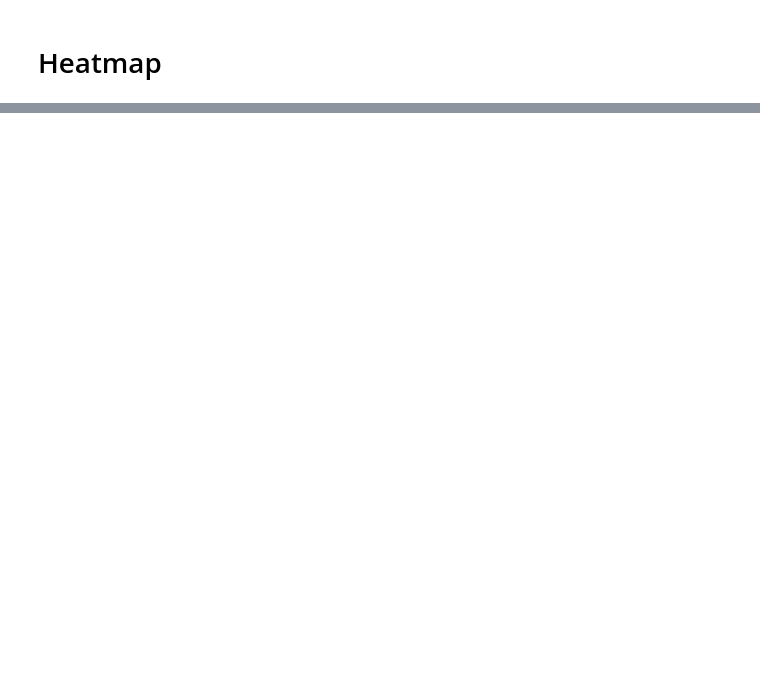
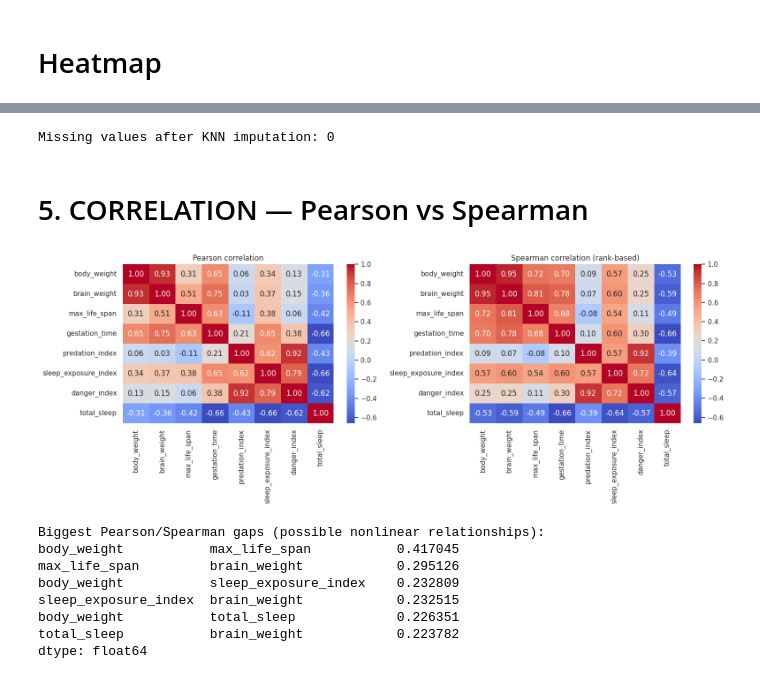
Before and after one commit to Nikhil5566/Data-Science-Portfolio-Projects, a Jupyter notebook: Sleep dataset_.ipynb, the cells around one changed output, grey strips where cells are left out. Saved outputs shown, nothing was run; the diff lists cells and outputs as text; code cells hidden in the pictures; blank space fills up the shorter version.

```diff
--- a/Sleep dataset_.ipynb
+++ b/Sleep dataset_.ipynb
@@ -443,0 +592,40 @@ plt.show()
+# %%
+scaler_impute = StandardScaler()
+scaled = scaler_impute.fit_transform(df[num_cols])
+imputer = KNNImputer(n_neighbors=5)
+scaled_imputed = imputer.fit_transform(scaled)
+df_imputed = df.copy()
+df_imputed[num_cols] = scaler_impute.inverse_transform(scaled_imputed)
+
+print("\nMissing values after KNN imputation:", df_imputed[num_cols].isnull().sum().sum())
+# %% [output]
+Missing values after KNN imputation: 0
+# %% [markdown]
+# 5. CORRELATION — Pearson vs Spearman
+# %%
+pearson_corr = df_imputed[num_cols].corr(method='pearson')
+spearman_corr = df_imputed[num_cols].corr(method='spearman')
+
+fig, axes = plt.subplots(1, 2, figsize=(16, 6))
+sns.heatmap(pearson_corr, annot=True, fmt='.2f', cmap='coolwarm', ax=axes[0])
+axes[0].set_title('Pearson correlation')
+sns.heatmap(spearman_corr, annot=True, fmt='.2f', cmap='coolwarm', ax=axes[1])
+axes[1].set_title('Spearman correlation (rank-based)')
+plt.tight_layout()
+plt.savefig('03_correlation_pearson_vs_spearman.png')
+plt.show()
+
+# where do the two methods disagree meaningfully? (flags nonlinear relationships)
+diff = (pearson_corr - spearman_corr).abs()
+print("\nBiggest Pearson/Spearman gaps (possible nonlinear relationships):")
+print(diff.unstack().sort_values(ascending=False).drop_duplicates().head(6))
+# %% [output]
+[figure, added]
+Biggest Pearson/Spearman gaps (possible nonlinear relationships):
+body_weight           max_life_span           0.417045
+max_life_span         brain_weight            0.295126
+body_weight           sleep_exposure_index    0.232809
+sleep_exposure_index  brain_weight            0.232515
+body_weight           total_sleep             0.226351
+total_sleep           brain_weight            0.223782
+dtype: float64
```
Also changed, not shown: parts of 27 cells of this notebook.
